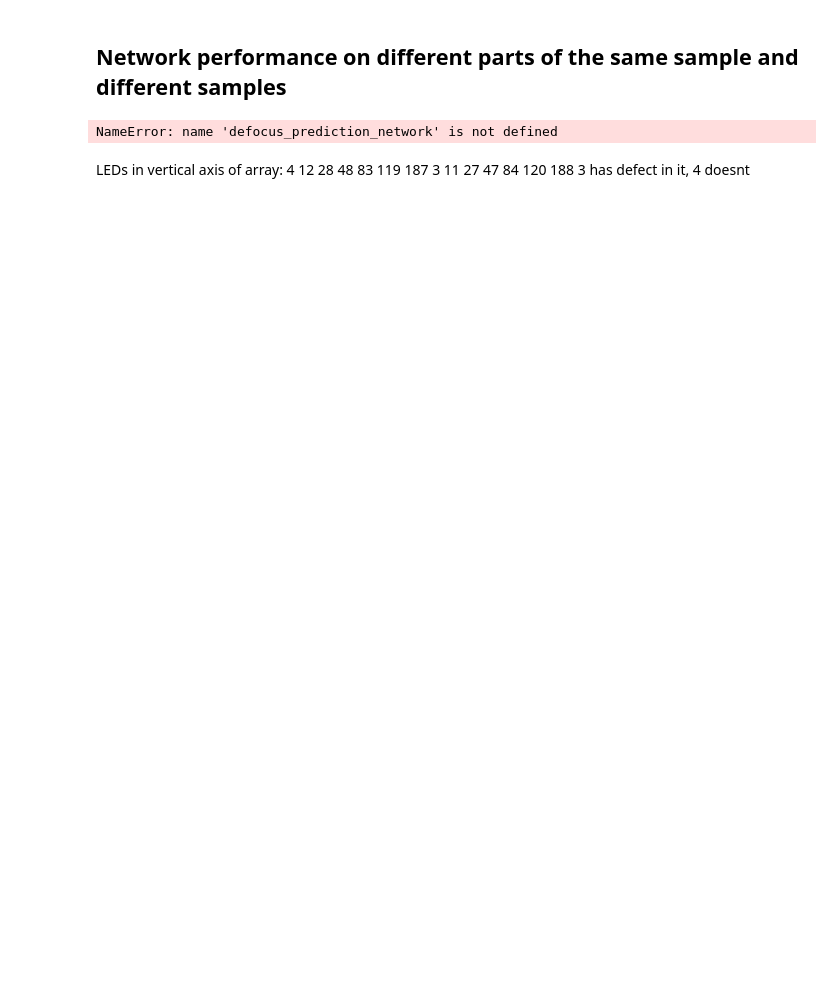
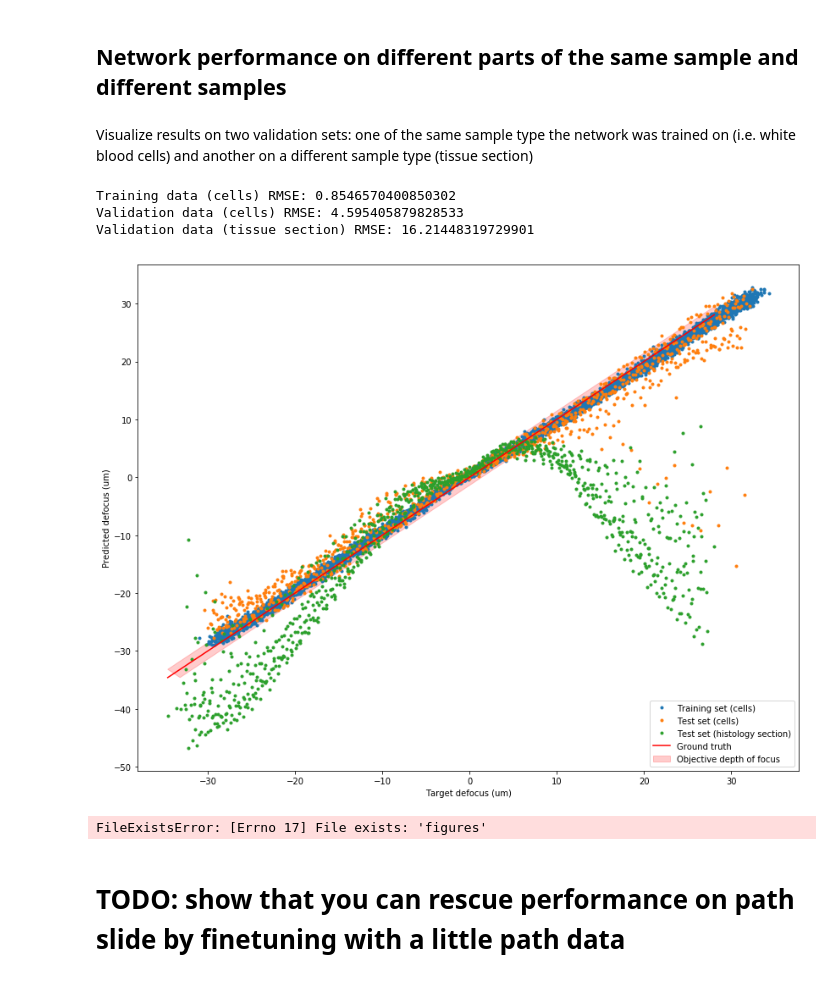
Before and after one commit to Waller-Lab/DeepAutofocus, a Jupyter notebook: deep_af_demo.ipynb, the cells around one changed output. Cells and saved outputs as stored; diff of their text form; code cells hidden in the pictures; blank space fills up the shorter version.

```diff
--- a/deep_af_demo.ipynb
+++ b/deep_af_demo.ipynb
@@ -206,54 +214,2 @@ ValueError: Variable hidden0/kernel/Adam/ already exists, disallowed. Did you me
 # %% [markdown]
 ## Network performance on different parts of the same sample and different samples
-# %%
-#run training set and both valdation sets through network to generate predictions
-train_prediction_defocus, train_target_defocus = defocus_prediction_network.predict_validation(train_generator)
-val_prediction_defocus_cells, val_target_defocus_cells = defocus_prediction_network.predict_validation(val_generator)
-test_prediction_defocus_histology, test_target_defocus_histoloy = defocus_prediction_network.predict_validation(val_generator_histology)
-
-def average_predictions(pred, target, block_size):
-    """
-    Take the median of all predictions coming from a single raw image--that is, all crops that came from the same
-    original image
-    """
-    pred_consensus = np.median(np.reshape(pred, [-1, block_size]), axis=1)
-    target_consensus = np.median(np.reshape(target, [-1, block_size]), axis=1)
-    return pred_consensus, target_consensus
-
-
-train_pred_avg, train_target_avg = average_predictions(train_prediction_defocus, train_target_defocus,
-                                                       deterministic_params['tile_split_k'] ** 2)
-val_pred_avg_cells, val_target_avg_cells = average_predictions(val_prediction_defocus_cells, val_target_defocus_cells,
-                                                     deterministic_params['tile_split_k']**2)
-val_pred_avg_histology, val_target_avg_histology = average_predictions(test_prediction_defocus_histology,
-                                                 test_target_defocus_histoloy, deterministic_params['tile_split_k']**2)
-
-def plot_results(pred, target, draw_rect=False):
-    plt.plot(target, pred, '.')
-    plt.xlabel('Target defocus (um)')
-    plt.ylabel('Predicted defocus (um)')
-    if draw_rect:
-        min_target = np.min(target)
-        max_target = np.max(target)
-        height = (max_target - min_target)*np.sqrt(2)
-        width = 2
-        plt.gca().add_patch(mpatches.Rectangle([min_target, min_target+width/np.sqrt(2)], width, height,
-                                               angle=-45, color=[1, 0, 0, 0.2]))
-        plt.plot([min_target, max_target], [min_target, max_target], 'r-')
-    print('{} RMSE: {}'.format(name, np.sqrt(np.mean((pred - target) ** 2))))
-
-
-plt.figure()
-plot_results(train_prediction_defocus, train_target_defocus, 'Training (cells)')
-plot_results(test_prediction_defocus, test_target_defocus, draw_rect=True)
-plot_results(test_prediction_defocus, test_target_defocus, 'Test (histology)', draw_rect=True)
-plt.legend(['Training set (cells)',  'Test set (cells)', 'Test set (histology section)',
-            'Ground truth', 'Objective depth of focus'])
-plt.show()
-# %% [output]
-NameError: name 'defocus_prediction_network' is not defined
-# %% [markdown]
-LEDs in vertical axis of array:
-4 12 28 48 83 119 187
-3 11 27 47 84 120 188
-3 has defect in it, 4 doesnt
@@ -259,0 +222,27 @@ LEDs in vertical axis of array:
+# %% [markdown]
+Visualize results on two validation sets: one of the same sample type the network was trained on (i.e. white blood cells) and another on a different sample type (tissue section)
+# %%
+plt.figure(figsize=(14,11))
+plot_results(train_pred_combined, train_target_combined)
+plot_results(val_pred_combined_cells, val_target_combined_cells)
+plot_results(val_pred_combined_section, val_target_combined_section, draw_rect=True)
+plt.legend(['Training set (cells)',  'Test set (cells)', 'Test set (histology section)',
+            'Ground truth', 'Objective depth of focus'])
+print('Training data (cells) RMSE: {}'.format(
+    np.sqrt(np.mean((train_pred_combined - train_target_combined) ** 2))))
+print('Validation data (cells) RMSE: {}'.format(
+    np.sqrt(np.mean((val_pred_combined_cells - val_target_combined_cells) ** 2))))
+print('Validation data (tissue section) RMSE: {}'.format(
+    np.sqrt(np.mean((val_pred_combined_section - val_target_combined_section) ** 2))))
+
+plt.show()
+os.mkdir('figures')
+plt.savefig('figures/sample_generalization.svg')
+# %% [output]
+Training data (cells) RMSE: 0.8546570400850302
+Validation data (cells) RMSE: 4.595405879828533
+Validation data (tissue section) RMSE: 16.21448319729901
+[figure, added]
+FileExistsError: [Errno 17] File exists: 'figures'
+# %% [markdown]
+# TODO: show that you can rescue performance on path slide by finetuning with a little path data
```
Also changed, not shown: parts of 17 cells of this notebook, 2 other files.
